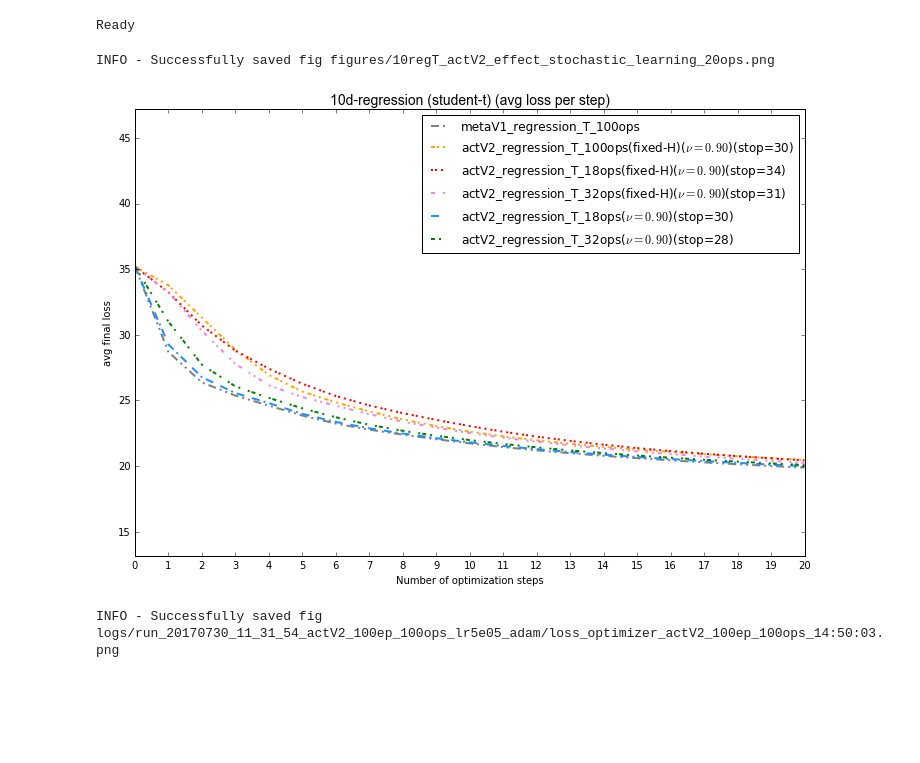
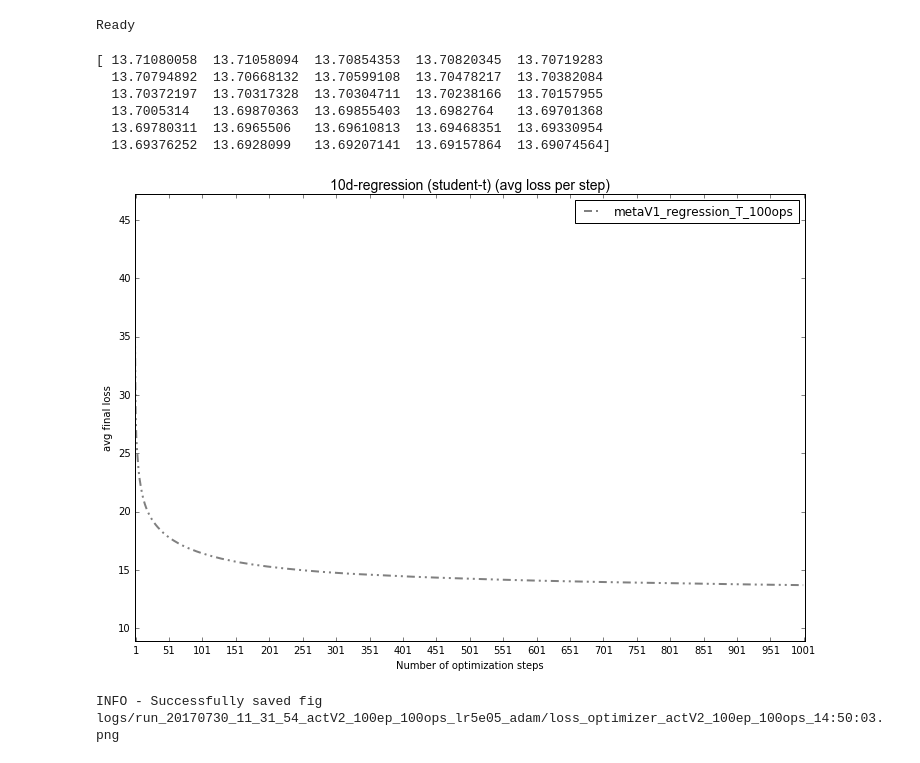
Before and after one commit to toologicbv/meta_learner, a Jupyter notebook: regressionT_results_1.ipynb, the cells around one changed output. Drawn from its saved outputs; the diff is of its cells as text; code cells hidden in the pictures; blank space fills up the shorter version.

```diff
--- a/regressionT_results_1.ipynb
+++ b/regressionT_results_1.ipynb
@@ -44,7 +44,7 @@ from utils.regression import RegressionWithStudentT
 %autoreload 2
 # %%
 expers_to_load = [# Meta V1 model regressionT
-                  (False, "run_20170725_09_06_17_metaV1_70ep_100ops_lr1e05_adam"),
+                  (True, "run_20170725_09_06_17_metaV1_70ep_100ops_lr1e05_adam"),
                   (False, "run_20170730_12_21_52_metaV1_50ep_18ops_lr5e05_adam"), # 18ops
                   (False, "run_20170730_12_43_30_metaV1_50ep_32ops_lr5e05_adam"), # 32ops
                   (False, "run_20170727_16_15_37_metaV1_40ep_50ops_lr4e05_adam"), # 50ops compare with params+grads
@@ -67,7 +67,7 @@ expers_to_load = [# Meta V1 model regressionT
                   (False, "run_20170725_11_47_16_actV2_70ep_18ops_lr4e05_adam"), # nu=0.1
                   (False, "run_20170725_11_37_00_actV2_70ep_18ops_lr4e05_adam"), # nu=0.3
                   (False, "run_20170725_13_03_53_actV2_90ep_18ops_lr4e05_adam"), # nu=0.6
-                  (True, "run_20170728_14_25_25_actV2_100ep_18ops_lr4e05_adam"), # nu=0.9
+                  (False, "run_20170728_14_25_25_actV2_100ep_18ops_lr4e05_adam"), # nu=0.9
                   # ACT V2 model - stochastic horizon - 32 opt steps
                   (False, "run_20170724_22_55_12_actV2_70ep_32ops_lr5e05_adam"), # nu=0.1
                   (False, "run_20170724_17_23_35_actV2_70ep_32ops_lr5e05_adam"), # nu=0.3
@@ -124,19 +124,24 @@ Ready
 # %%
 # new_exp_only = [new_experiments[0], new_experiments[4], new_experiments[8], new_experiments[12]]
 best_val_runs, lowest_value = plot_loss_over_tsteps(new_experiments, do_show=True,
-                                              do_save=True,
+                                              do_save=False,
                                               plot_best=False,
                                               fig_name="10regT_actV2_effect_stochastic_learning_20ops",
                                               loss_type="loss",
                                               min_step=0,
-                                              max_step=20,
+                                              max_step=1000,
                                               sort_exper="10d-regression (student-t)",
                                               log_scale=False,
                                               with_stddev=False,
                                               runID=None)
 # %% [output]
-INFO - Successfully saved fig figures/10regT_actV2_effect_stochastic_learning_20ops.png
+[ 13.71080058  13.71058094  13.70854353  13.70820345  13.70719283
+  13.70794892  13.70668132  13.70599108  13.70478217  13.70382084
+  13.70372197  13.70317328  13.70304711  13.70238166  13.70157955
+  13.7005314   13.69870363  13.69855403  13.6982764   13.69701368
+  13.69780311  13.6965506   13.69610813  13.69468351  13.69330954
+  13.69376252  13.6928099   13.69207141  13.69157864  13.69074564]
-[figure, old version]
+[figure, new version]
 # %%
 loss_plot(experiments[1], loss_type="opt_loss", save=True, show=True,
           log_scale=False, validation=True, only_val=False)
```
Also changed, not shown: parts of 2 cells of this notebook, 7 other files.
